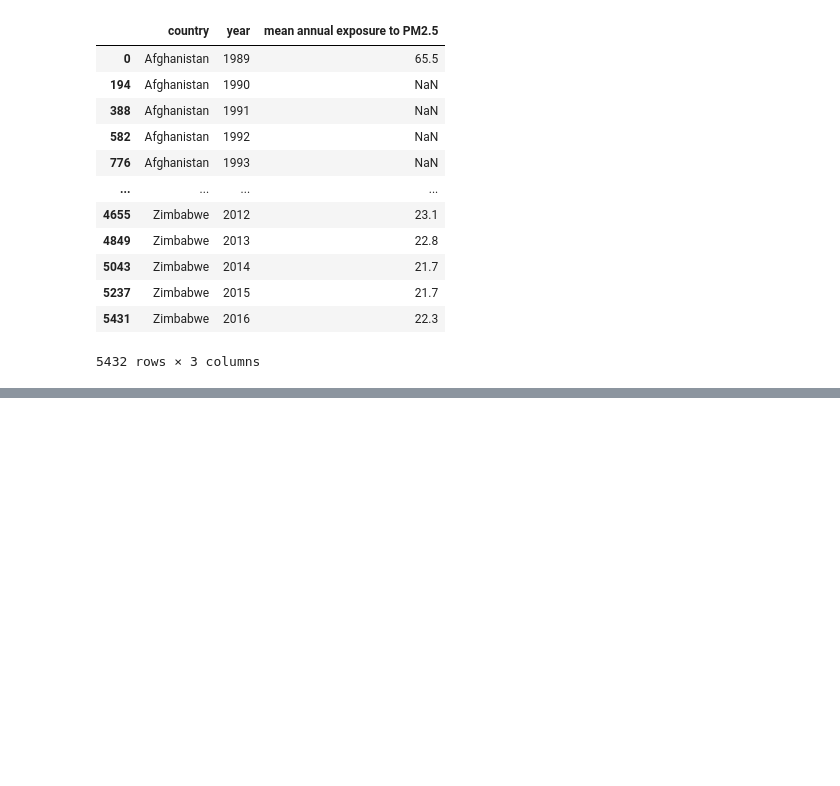
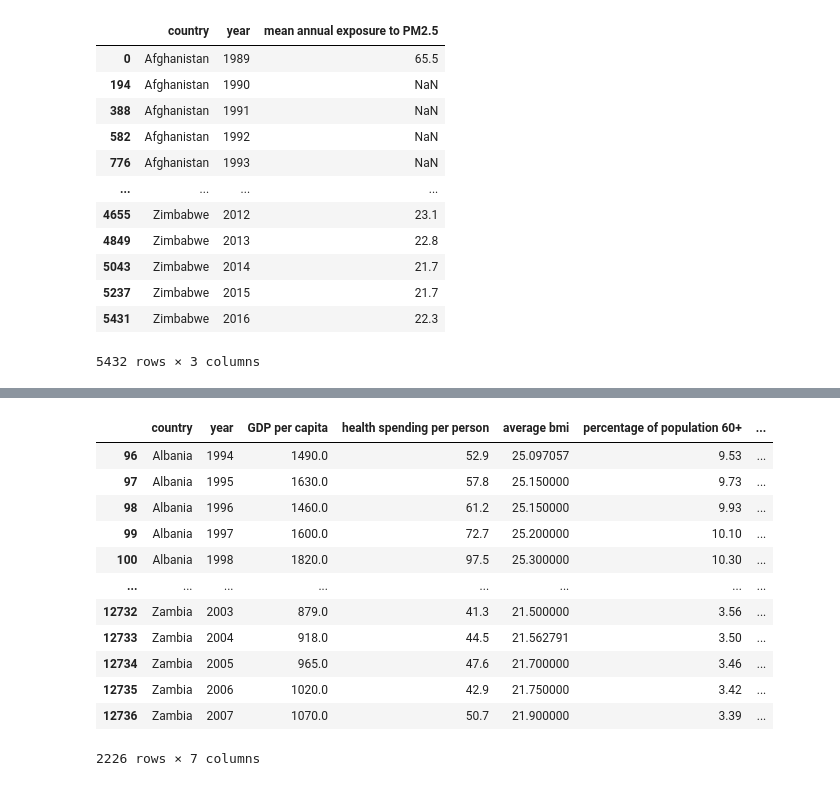
Before and after one commit to sunyifan1113/Stroke-Rate-Investigation, a Jupyter notebook: DataCleaning.ipynb, the cells around one changed output, grey strips where cells are left out. Cells and saved outputs as stored; diff of their text form; code cells hidden in the pictures; blank space fills up the shorter version.

```diff
--- a/DataCleaning.ipynb
+++ b/DataCleaning.ipynb
@@ -195,2 +198,23 @@ finalDataset
+# %%
+countryWithNoMissingData = []
+for country in countries:
+    if finalDataset.loc[finalDataset['country'] == country].isna().sum().sum() == 0:
+        countryWithNoMissingData.append(country)
+finalDataset = finalDataset.loc[finalDataset['country'].isin(countryWithNoMissingData)]
+finalDataset
+# %% [output]
+|  | country | year | GDP per capita | health spending per person | average bmi | percentage of population 60+ | ... |
+| 96 | Albania | 1994 | 1490.0 | 52.9 | 25.097057 | 9.53 | ... |
+| 97 | Albania | 1995 | 1630.0 | 57.8 | 25.150000 | 9.73 | ... |
+| 98 | Albania | 1996 | 1460.0 | 61.2 | 25.150000 | 9.93 | ... |
+| 99 | Albania | 1997 | 1600.0 | 72.7 | 25.200000 | 10.10 | ... |
+| 100 | Albania | 1998 | 1820.0 | 97.5 | 25.300000 | 10.30 | ... |
+| ... | ... | ... | ... | ... | ... | ... | ... |
+| 12732 | Zambia | 2003 | 879.0 | 41.3 | 21.500000 | 3.56 | ... |
+| 12733 | Zambia | 2004 | 918.0 | 44.5 | 21.562791 | 3.50 | ... |
+| 12734 | Zambia | 2005 | 965.0 | 47.6 | 21.700000 | 3.46 | ... |
+| 12735 | Zambia | 2006 | 1020.0 | 42.9 | 21.750000 | 3.42 | ... |
+| 12736 | Zambia | 2007 | 1070.0 | 50.7 | 21.900000 | 3.39 | ... |
+2226 rows × 7 columns
 # %%
 finalDataset.to_csv("data/final_dataset.csv")
```
Also changed, not shown: parts of 4 cells of this notebook, 1 other file.
